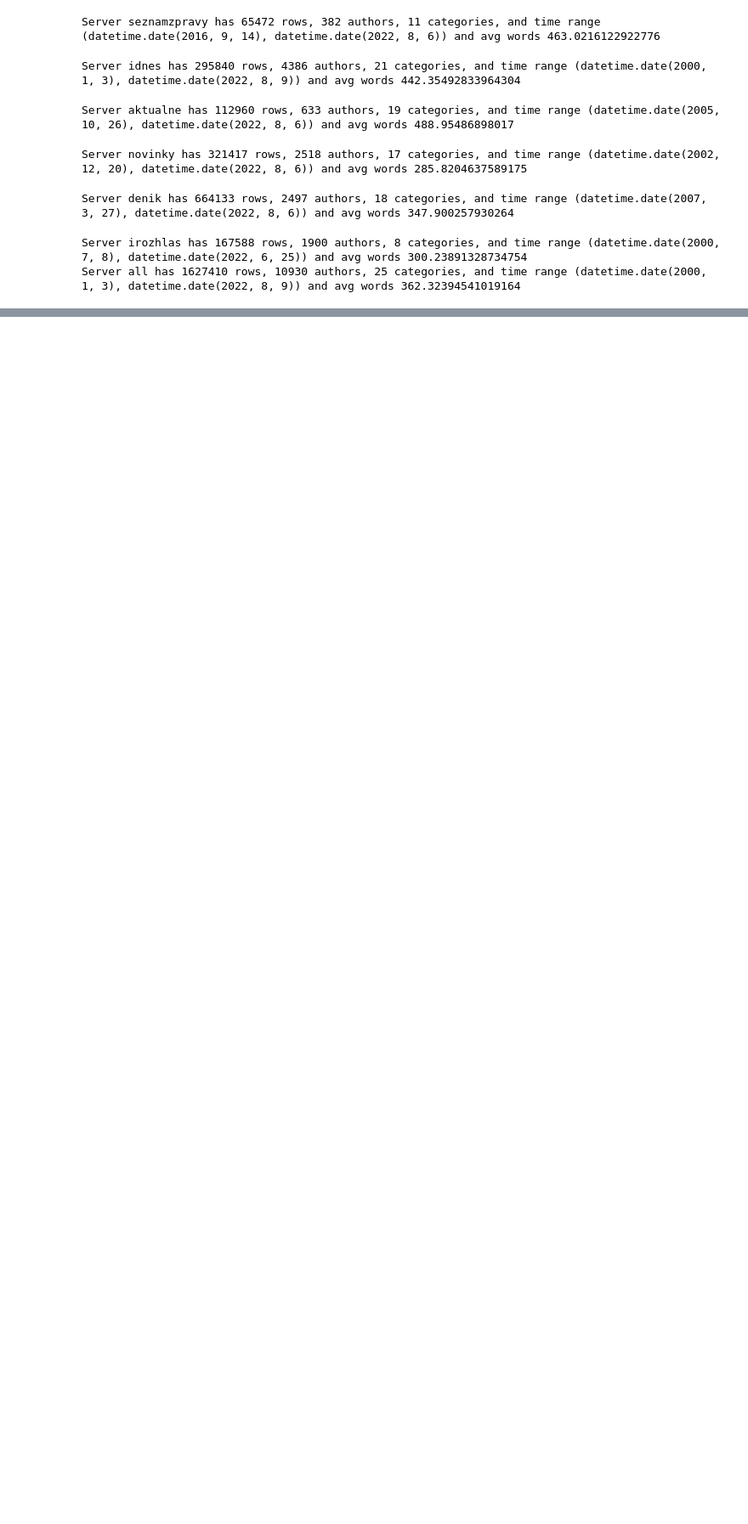
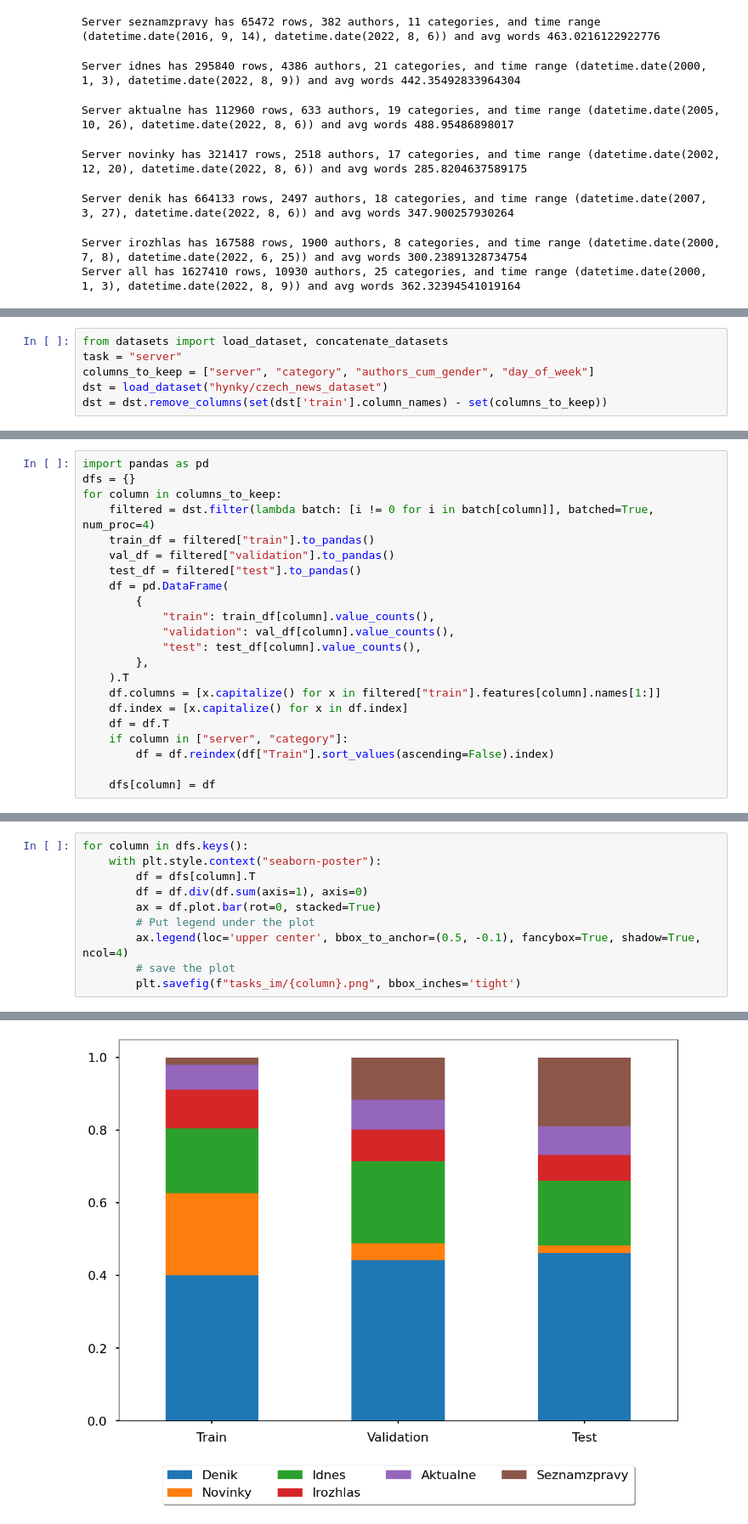
Before and after one commit to hynky1999/Bakalarka-code, a Jupyter notebook: dataset_creation/inspect/final_inspect.ipynb, the cells around one changed output, grey strips where cells are left out. Shown at 85% size. Saved outputs shown, nothing was run; the diff lists cells and outputs as text; blank space fills up the shorter version.

```diff
--- a/dataset_creation/inspect/final_inspect.ipynb
+++ b/dataset_creation/inspect/final_inspect.ipynb
@@ -55,0 +44,6 @@ for task in ["server", "authors_cum_gender", "day_of_week", "category"]:
+# %%
+from datasets import load_dataset, concatenate_datasets
+task = "server"
+columns_to_keep = ["server", "category", "authors_cum_gender", "day_of_week"]
+dst = load_dataset("hynky/czech_news_dataset")
+dst = dst.remove_columns(set(dst['train'].column_names) - set(columns_to_keep))
@@ -55,0 +52,22 @@ for task in ["server", "authors_cum_gender", "day_of_week", "category"]:
+# %%
+import pandas as pd
+dfs = {}
+for column in columns_to_keep:
+    filtered = dst.filter(lambda batch: [i != 0 for i in batch[column]], batched=True, num_proc=4)
+    train_df = filtered["train"].to_pandas()
+    val_df = filtered["validation"].to_pandas()
+    test_df = filtered["test"].to_pandas()
+    df = pd.DataFrame(
+        {
+            "train": train_df[column].value_counts(),
+            "validation": val_df[column].value_counts(),
+            "test": test_df[column].value_counts(),
+        },
+    ).T
+    df.columns = [x.capitalize() for x in filtered["train"].features[column].names[1:]]
+    df.index = [x.capitalize() for x in df.index]
+    df = df.T
+    if column in ["server", "category"]:
+        df = df.reindex(df["Train"].sort_values(ascending=False).index)
+
+    dfs[column] = df
@@ -55,0 +87,11 @@ for task in ["server", "authors_cum_gender", "day_of_week", "category"]:
+# %%
+for column in dfs.keys():
+    with plt.style.context("seaborn-poster"):
+        df = dfs[column].T
+        df = df.div(df.sum(axis=1), axis=0)
+        ax = df.plot.bar(rot=0, stacked=True)
+        # Put legend under the plot
+        ax.legend(loc='upper center', bbox_to_anchor=(0.5, -0.1), fancybox=True, shadow=True, ncol=4)
+        # save the plot
+        plt.savefig(f"tasks_im/{column}.png", bbox_inches='tight')
+# %% [output]
@@ -55,0 +99 @@ for task in ["server", "authors_cum_gender", "day_of_week", "category"]:
+[figure, added]
```
Also changed, not shown: parts of 6 cells of this notebook, 2 other files.
